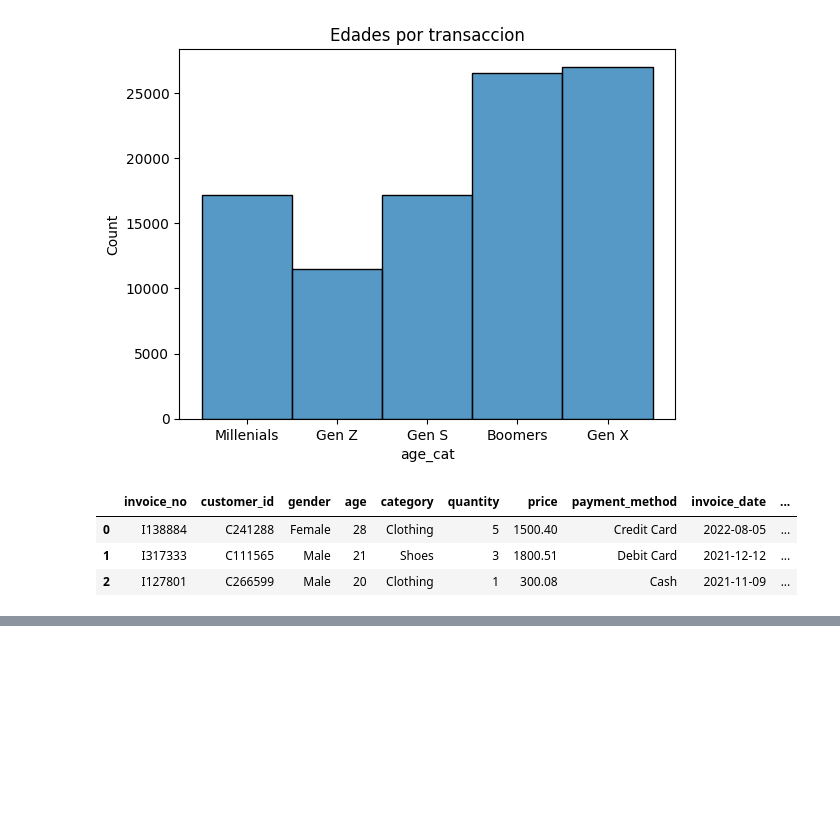
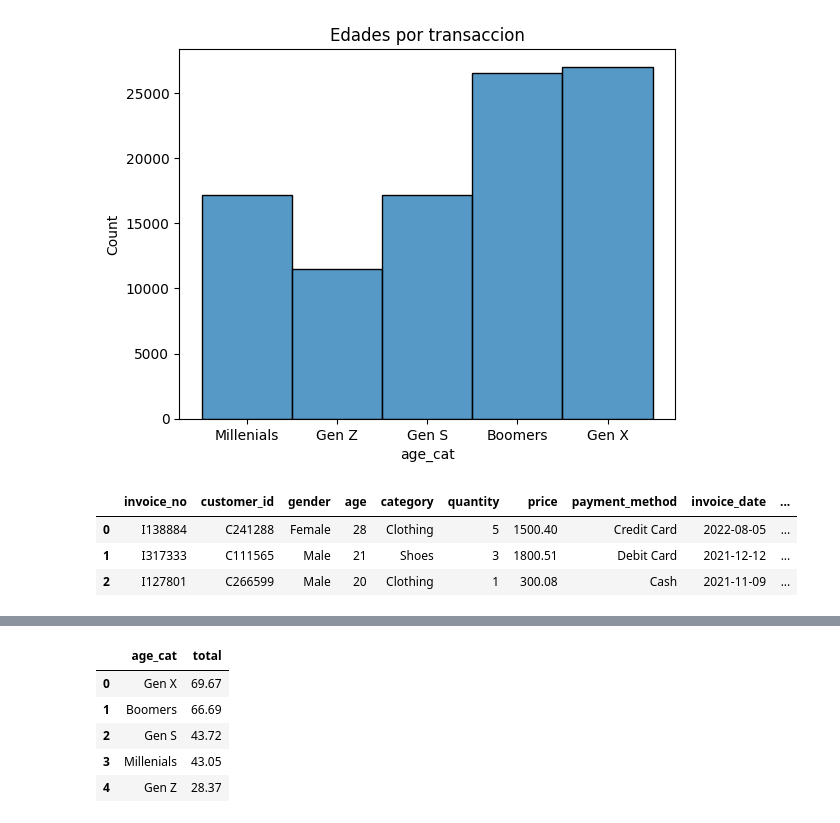
Before and after one commit to Casald/AnalisisRetail_UV, a Jupyter notebook: Analisis_Retail.ipynb, the cells around one changed output, grey strips where cells are left out. Saved outputs shown, nothing was run; the diff lists cells and outputs as text; code cells hidden in the pictures; blank space fills up the shorter version.

```diff
--- a/Analisis_Retail.ipynb
+++ b/Analisis_Retail.ipynb
@@ -224,0 +272,9 @@ df2.head(3)
+# %%
+df_age_total2.head()
+# %% [output]
+|  | age_cat | total |
+| 0 | Gen X | 69.67 |
+| 1 | Boomers | 66.69 |
+| 2 | Gen S | 43.72 |
+| 3 | Millenials | 43.05 |
+| 4 | Gen Z | 28.37 |
```
Also changed, not shown: parts of 15 cells of this notebook.
